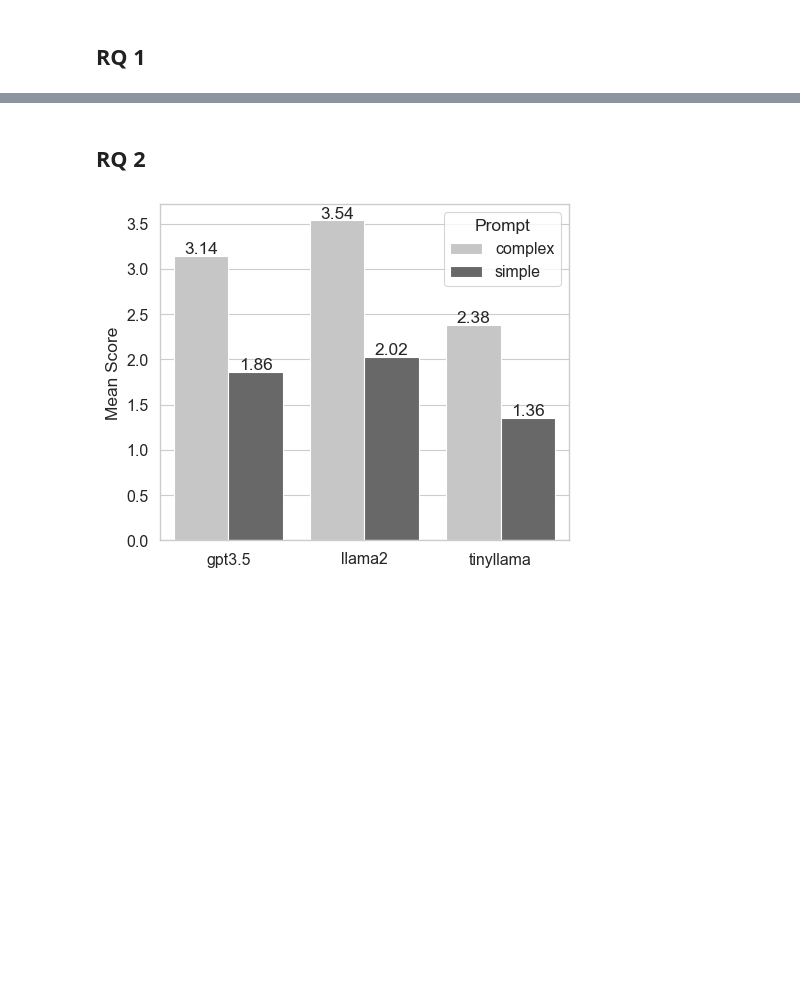
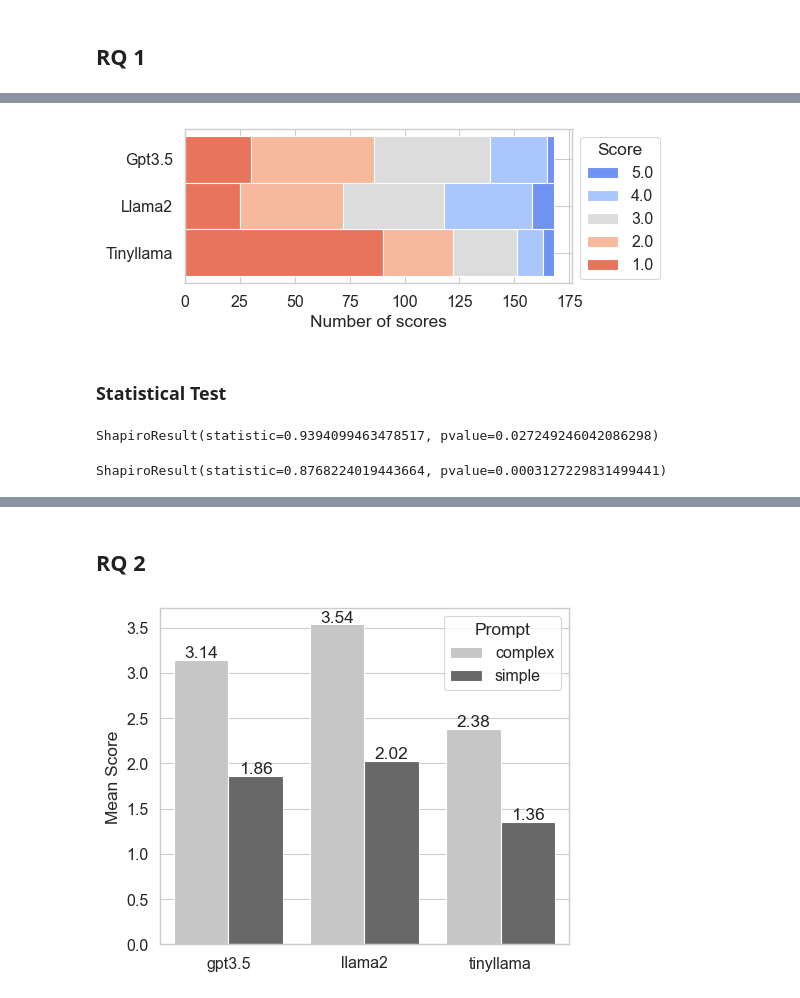
Before and after one commit to giordanoDaloisio/XQuantum, a Jupyter notebook: analysis.ipynb, the cells around one changed output, grey strips where cells are left out. Saved outputs shown, nothing was run; the diff lists cells and outputs as text; code cells hidden in the pictures; blank space fills up the shorter version.

```diff
--- a/analysis.ipynb
+++ b/analysis.ipynb
@@ -56,0 +58,14 @@ plt.savefig("figures/rq1.pdf")
+# %%
+count = res_t.drop(columns="Score").melt(id_vars=["Run", "Prompt", "Model"], value_vars=["Score1", "Score2", "Score3", "Score4"], var_name="Score_type", value_name="Score")#.groupby(["Model", "Score"]).agg("count").reset_index()
+# %%
+count['Score'] = count['Score'].astype(str)
+# %%
+fig,ax = plt.subplots(figsize=(5,2))
+ax = sns.histplot(data=count, y="Model", hue="Score", multiple="stack", palette="coolwarm", hue_order=["5.0", "4.0", "3.0", "2.0", "1.0"], alpha=1)
+ax.set(xlabel="Number of scores", ylabel="")
+ax.yaxis.set_ticklabels(["Gpt3.5", "Llama2", "Tinyllama"])
+sns.move_legend(ax, "upper left", bbox_to_anchor=(1, 1))
+plt.savefig("figures/rq1_dist.pdf", bbox_inches="tight")
+plt.show()
+# %% [output]
+[figure, added]
@@ -56,0 +78,10 @@ plt.savefig("figures/rq1.pdf")
+# %% [markdown]
+### Statistical Test
+# %%
+stats.shapiro(gpt["Score"])
+# %% [output]
+ShapiroResult(statistic=0.9394099463478517, pvalue=0.027249246042086298)
+# %%
+stats.shapiro(llama["Score"])
+# %% [output]
+ShapiroResult(statistic=0.8768224019443664, pvalue=0.0003127229831499441)
```
Also changed, not shown: parts of 24 cells of this notebook, 7 other files.
